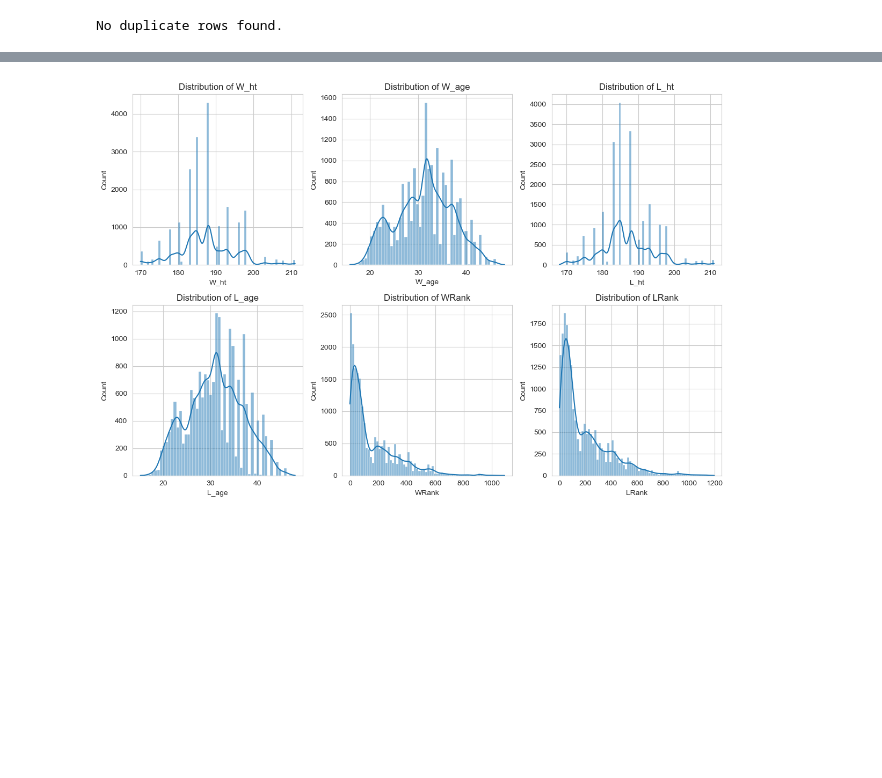
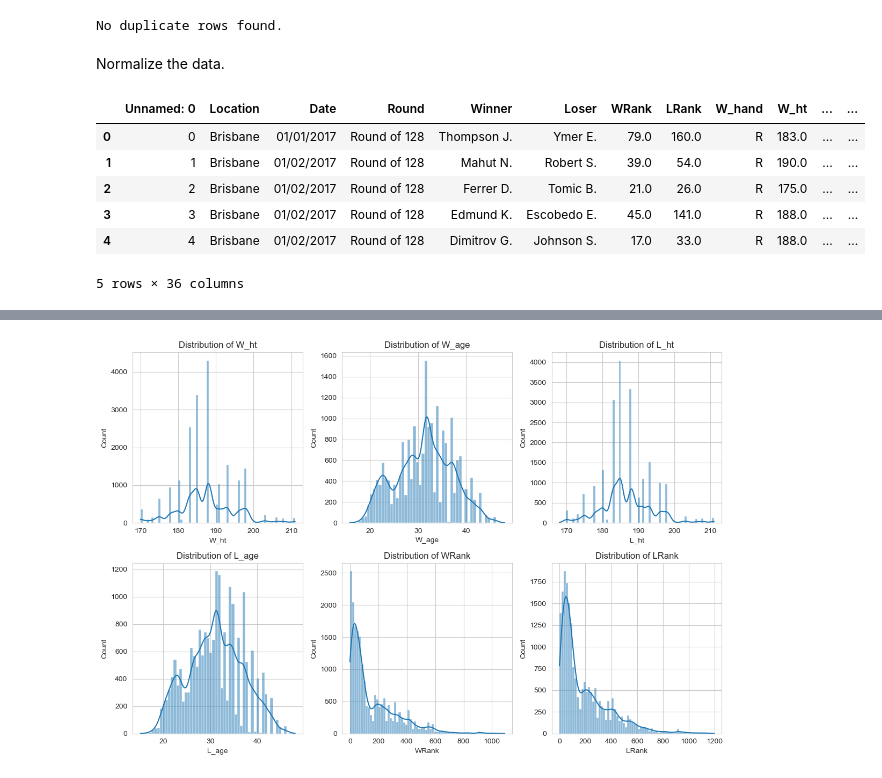
Before and after one commit to Farnaaaz/TenniMatchPrediction, a Jupyter notebook: Cleaned and Compiled Data from 3 dataframes.ipynb, the cells around one changed output, grey strips where cells are left out. Cells and saved outputs as stored; diff of their text form; code cells hidden in the pictures; blank space fills up the shorter version.

Commit message:
Added Normalization techniques for data

```diff
--- a/Cleaned and Compiled Data from 3 dataframes.ipynb
+++ b/Cleaned and Compiled Data from 3 dataframes.ipynb
@@ -884,3 +884,35 @@ else:
     print("No duplicate rows found.")
 # %% [output]
 No duplicate rows found.
+# %% [markdown]
+Normalize the data.
+# %%
+# Normalize the data using Z-score normalization and min-max scaling
+numeric_columns = ['W_ht', 'W_age', 'L_ht', 'L_age', 'WRank', 'LRank']
+
+# Apply Z-score, min-max and decimal scaling normalization to the numeric columns
+
+for column in numeric_columns:
+    # Z-score normalization
+    df[f'{column}_zscore'] = (df[column] - df[column].mean()) / df[column].std()
+    # Min-max scaling
+    df[f'{column}_minmax'] = (df[column] - df[column].min()) / (df[column].max() - df[column].min())
+    # Decimal scaling
+    max_length = max(df[column].apply(lambda x: len(str(np.floor(x))) if x > 0 else 1))
+    df[f'{column}_decimal'] = df[column] / (10**max_length)
+
+
+# Display the normalized columns
+df.head()
+
+    # 1. For negative Z-score indeed indicates a value below the mean, which for tennis rankings, translates to a better ranking because the best players have lower ranking numbers.
+    # 2. After min-max scaling, the player with the best rank (lowest original ranking number) will have a normalized value closer to 0, and the player with the worst rank (highest original ranking number) will have a normalized value closer to 1.
+    # 3. For tennis rankings, a lower decimal scaled value  indicates a better rank
+# %% [output]
+|  | Unnamed: 0 | Location | Date | Round | Winner | Loser | WRank | LRank | W_hand | W_ht | ... | ... |
+| 0 | 0 | Brisbane | 01/01/2017 | Round of 128 | Thompson J. | Ymer E. | 79.0 | 160.0 | R | 183.0 | ... | ... |
+| 1 | 1 | Brisbane | 01/02/2017 | Round of 128 | Mahut N. | Robert S. | 39.0 | 54.0 | R | 190.0 | ... | ... |
+| 2 | 2 | Brisbane | 01/02/2017 | Round of 128 | Ferrer D. | Tomic B. | 21.0 | 26.0 | R | 175.0 | ... | ... |
+| 3 | 3 | Brisbane | 01/02/2017 | Round of 128 | Edmund K. | Escobedo E. | 45.0 | 141.0 | R | 188.0 | ... | ... |
+| 4 | 4 | Brisbane | 01/02/2017 | Round of 128 | Dimitrov G. | Johnson S. | 17.0 | 33.0 | R | 188.0 | ... | ... |
+5 rows × 36 columns
```
Also changed, not shown: parts of 3 cells of this notebook.
